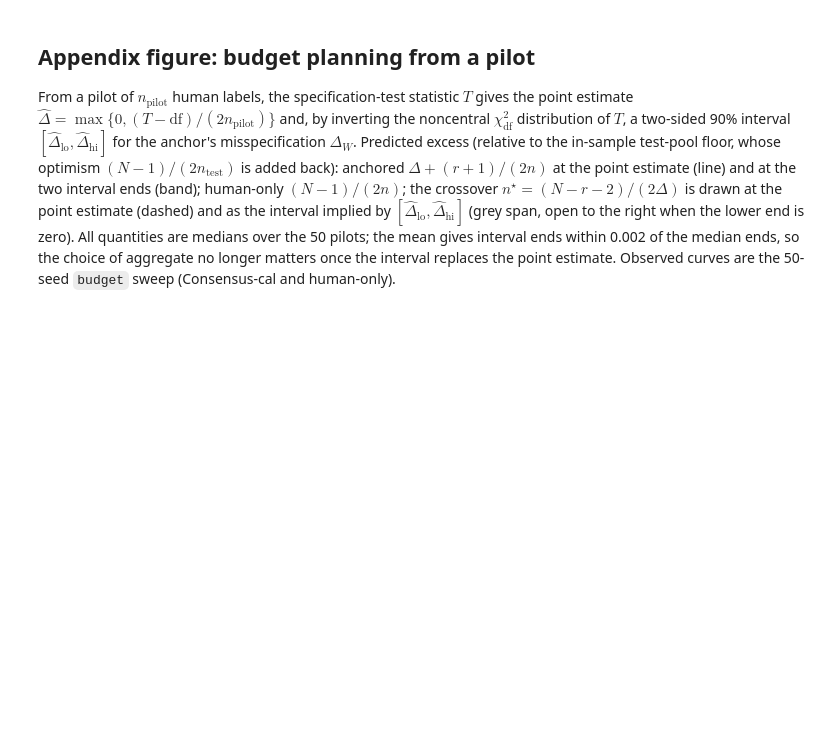
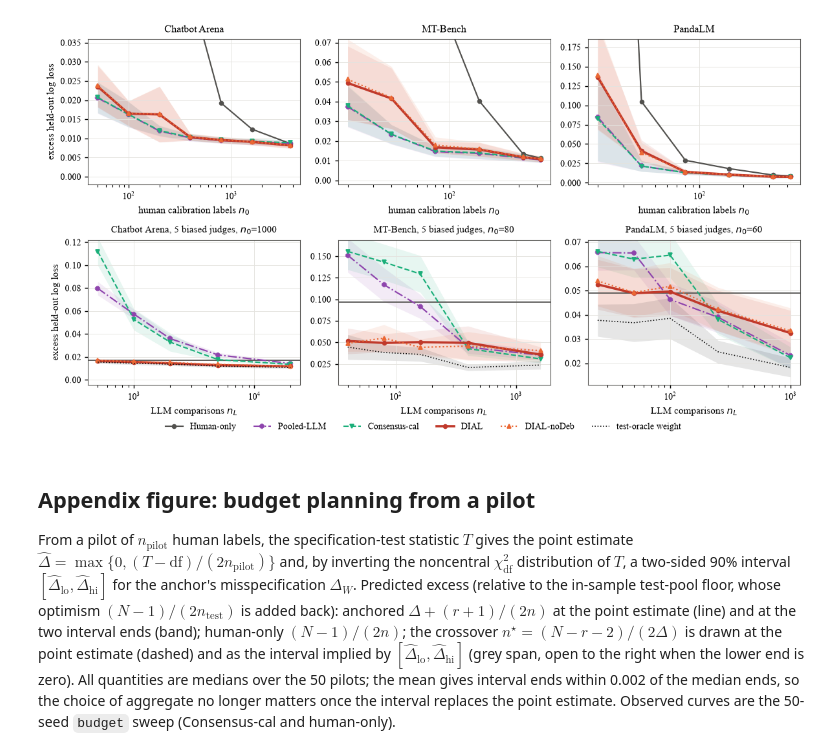
Before and after one commit to JinHongDu-Lab/DIAL, a Jupyter notebook: notebooks/real_data_robustness.ipynb, the cells around one changed output. Cells and saved outputs as stored; diff of their text form; code cells hidden in the pictures; blank space fills up the shorter version.

```diff
--- a/notebooks/real_data_robustness.ipynb
+++ b/notebooks/real_data_robustness.ipynb
@@ -310,3 +216,25 @@ fig.tight_layout(); fig.savefig(FIGURES / "fig_real_efficiency.pdf", bbox_inches
+# %%
+fig, axes = plt.subplots(2, 3, figsize=(9.2, 4.9))
+methods_C1 = list(PRESENTED)
+for ax, d in zip(axes[0], DATASETS):
+    if d in agg:
+        curve(ax, agg[d], "budget", "all", "none", methods_C1, x="n_0", logx=True, hline_human=False)
+        g = agg[d][(agg[d].sweep == "budget") & (agg[d].method != "human_only") & (agg[d].method.isin(methods_C1))]
+        ax.set_ylim(min(g.excess_mean.min(), g.floor.mean() * 0) - 0.002, g.excess_mean.max() * 1.3 + 0.005)
+    ax.set_title(DLAB[d]); ax.set_xlabel("human calibration labels $n_0$")
+axes[0, 0].set_ylabel("excess held-out log loss")
+methods_C2 = list(PRESENTED) + ["oracle_test"]
+for ax, d in zip(axes[1], DATASETS):
+    if d in agg:
+        curve(ax, agg[d], "llm_budget", "biased5", "none", methods_C2, n_0_level=N0_SCARCE[d], logx=True); clip_axis(ax, agg[d], "llm_budget", "biased5", "none", methods_C2, n_0_level=N0_SCARCE[d])
+    ax.set_title(f"{DLAB[d]}, 5 biased judges, $n_0$={N0_SCARCE[d]}", fontsize=8.5); ax.set_xlabel("LLM comparisons $n_L$")
+axes[1, 0].set_ylabel("excess held-out log loss")
+h1, l1 = axes[0, 0].get_legend_handles_labels(); h2, l2 = axes[1, 0].get_legend_handles_labels()
+seen = {}; [seen.setdefault(l, h) for h, l in list(zip(h1, l1)) + list(zip(h2, l2))]
+fig.legend(list(seen.values()), list(seen.keys()), loc="lower center", ncol=8, frameon=False, bbox_to_anchor=(0.5, -0.03))
+fig.tight_layout(); fig.savefig(FIGURES / "fig_real_efficiency.pdf", bbox_inches="tight"); plt.show()
+# %% [output]
+[figure, added]
 # %% [markdown]
 ## Appendix figure: budget planning from a pilot
 
```
Also changed, not shown: parts of 17 cells of this notebook, 18 other files.
